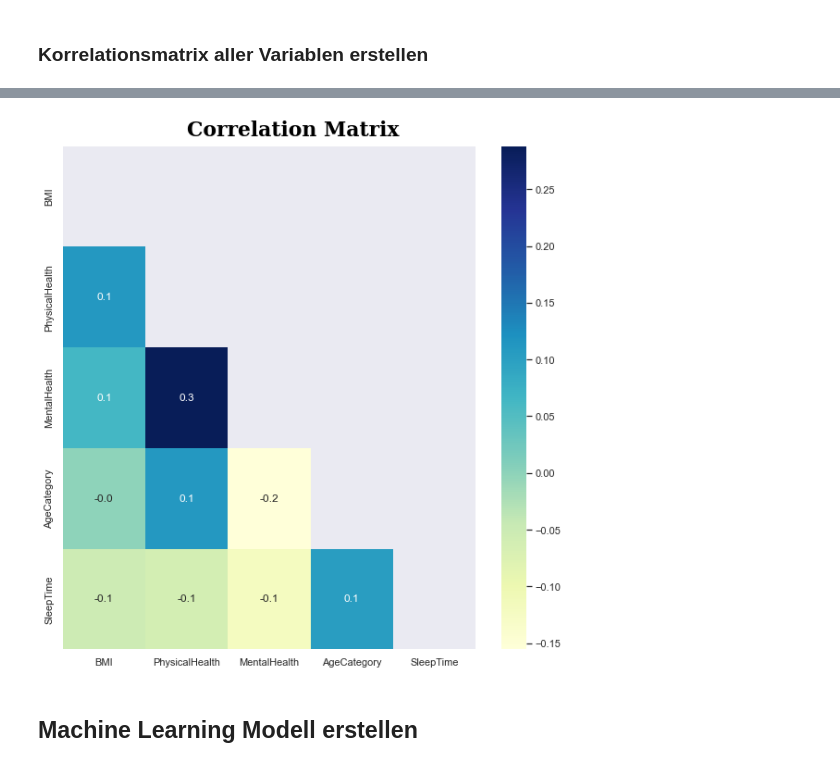
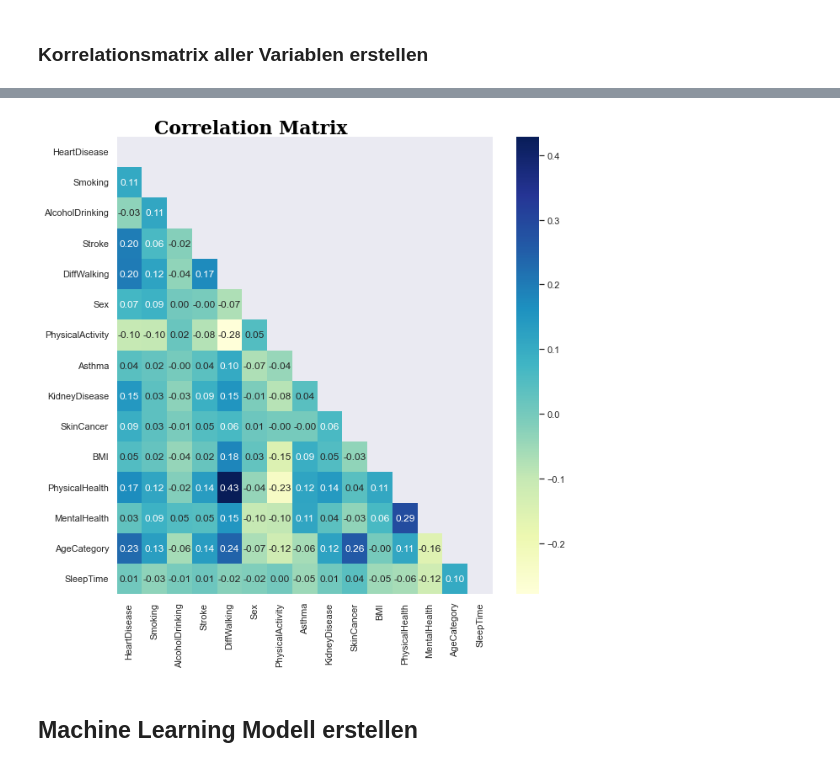
Before and after one commit to flori567/QIT_Ausarbeitung, a Jupyter notebook: heart_attack_prediction.ipynb, the cells around one changed output, grey strips where cells are left out. Drawn from its saved outputs; the diff is of its cells as text; code cells hidden in the pictures.

```diff
--- a/heart_attack_prediction.ipynb
+++ b/heart_attack_prediction.ipynb
@@ -182,0 +177,12 @@ df['AgeCategory'] = df['AgeCategory'].astype('float')
+# %%
+## AgeCategory zu einer kontinuierlichen Variable konvertieren
+
+## Zuordnung von AgeCategory Wert zu einem neuen Wert
+encode_AgeCategory = {'18-24': 21, '25-29': 27, '30-34': 32, '35-39': 37, '40-44': 42, '45-49': 47, '50-54': 52, '55-59': 57,
+                      '60-64': 62, '65-69': 67, '70-74': 72, '75-79': 77, '80 or older': 80}
+
+## Datensatz durchiterieren und Werte für AgeCategory ersetzen
+df['AgeCategory'] = df['AgeCategory'].apply(lambda x: encode_AgeCategory[x])
+
+## AgeCategory von einem 'object' Datentyp in einen 'float' Datentyp konvertieren
+df['AgeCategory'] = df['AgeCategory'].astype('float')
@@ -470,0 +481,5 @@ df_corr
+# %%
+df_corr = df[['HeartDisease', 'Smoking', 'AlcoholDrinking', 'Stroke', 'DiffWalking', 'Sex',
+                    'PhysicalActivity', 'Asthma', 'KidneyDisease', 'SkinCancer','BMI', 'PhysicalHealth',
+                    'MentalHealth', 'AgeCategory', 'SleepTime']].corr()
+df_corr
@@ -471,17 +503,19 @@ df_corr
 # %%
 fig = plt.figure(figsize=(10,10))
 gs = fig.add_gridspec(1,1)
 gs.update(wspace=0.3, hspace=0.15)
 ax0 = fig.add_subplot(gs[0,0])
 
 color_palette = ["#5833ff","#da8829"]
 mask = np.triu(np.ones_like(df_corr))
 ax0.text(1.5,-0.1,"Correlation Matrix",fontsize=22, fontweight='bold', fontfamily='serif', color="#000000")
-df_corr = df[con_cols].corr().transpose()
-sns.heatmap(df_corr,mask=mask,fmt=".1f",annot=True,cmap='YlGnBu')
+df_corr = df[['HeartDisease', 'Smoking', 'AlcoholDrinking', 'Stroke', 'DiffWalking', 'Sex',
+                    'PhysicalActivity', 'Asthma', 'KidneyDisease', 'SkinCancer','BMI', 'PhysicalHealth',
+                    'MentalHealth', 'AgeCategory', 'SleepTime']].corr().transpose()
+sns.heatmap(df_corr,mask=mask,fmt=".2f",annot=True,cmap='YlGnBu')
 plt.show()
 # %% [output]
-[figure, old version]
+[figure, new version]
 # %%
 correlation = df.corr().round(2)
 sns.heatmap(correlation,annot=True ,cmap='YlGnBu')
```
Also changed, not shown: parts of 25 cells of this notebook.
